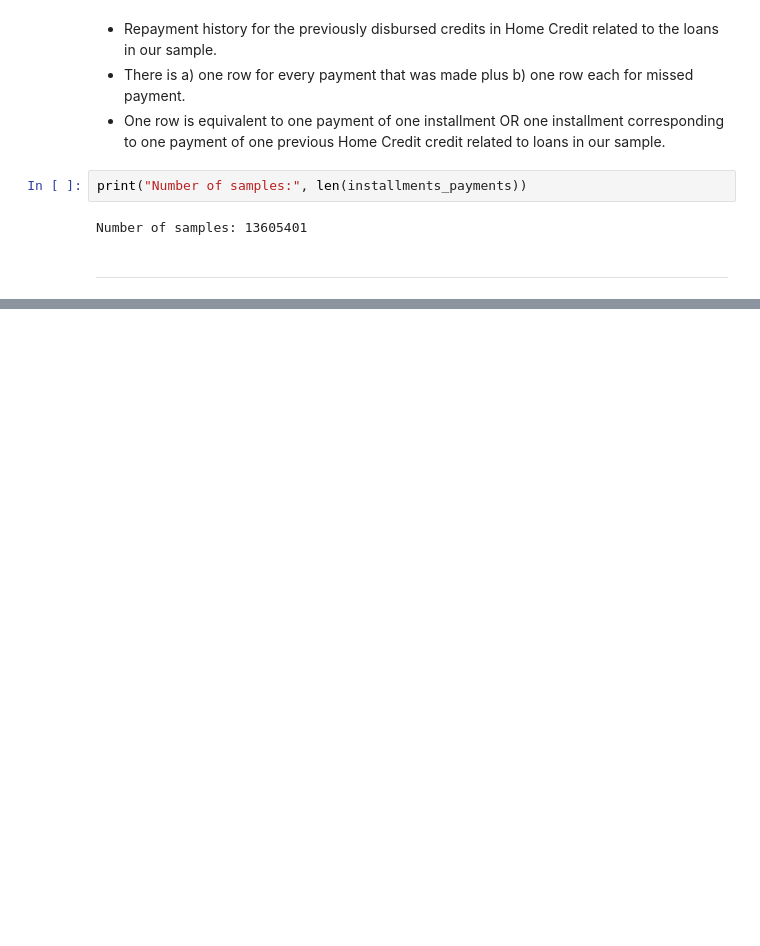
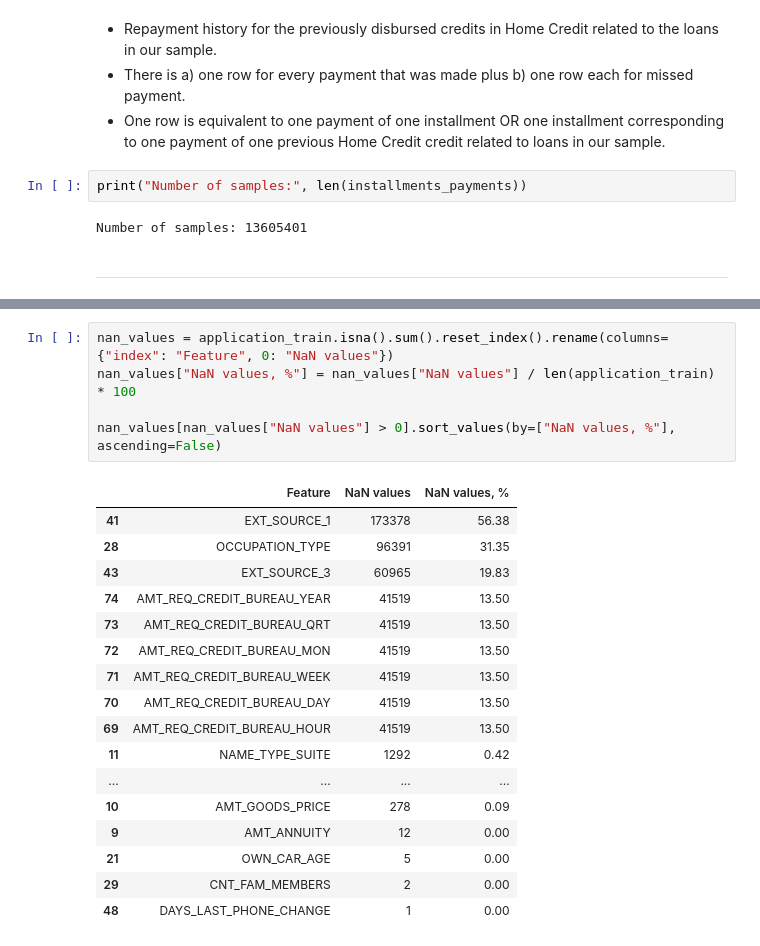
Before and after one commit to Gedas-LT/kaggle-home-credit, a Jupyter notebook: notebook.ipynb, the cells around one changed output, grey strips where cells are left out. Drawn from its saved outputs; the diff is of its cells as text; blank space fills up the shorter version.

```diff
--- a/notebook.ipynb
+++ b/notebook.ipynb
@@ -207,0 +252,23 @@ application_train[application_train["FLAG_OWN_CAR"] == "N"]
+# %%
+nan_values = application_train.isna().sum().reset_index().rename(columns={"index": "Feature", 0: "NaN values"})
+nan_values["NaN values, %"] = nan_values["NaN values"] / len(application_train) * 100
+
+nan_values[nan_values["NaN values"] > 0].sort_values(by=["NaN values, %"], ascending=False)
+# %% [output]
+|  | Feature | NaN values | NaN values, % |
+| 41 | EXT_SOURCE_1 | 173378 | 56.38 |
+| 28 | OCCUPATION_TYPE | 96391 | 31.35 |
+| 43 | EXT_SOURCE_3 | 60965 | 19.83 |
+| 74 | AMT_REQ_CREDIT_BUREAU_YEAR | 41519 | 13.50 |
+| 73 | AMT_REQ_CREDIT_BUREAU_QRT | 41519 | 13.50 |
+| 72 | AMT_REQ_CREDIT_BUREAU_MON | 41519 | 13.50 |
+| 71 | AMT_REQ_CREDIT_BUREAU_WEEK | 41519 | 13.50 |
+| 70 | AMT_REQ_CREDIT_BUREAU_DAY | 41519 | 13.50 |
+| 69 | AMT_REQ_CREDIT_BUREAU_HOUR | 41519 | 13.50 |
+| 11 | NAME_TYPE_SUITE | 1292 | 0.42 |
+| ... | ... | ... | ... |
+| 10 | AMT_GOODS_PRICE | 278 | 0.09 |
+| 9 | AMT_ANNUITY | 12 | 0.00 |
+| 21 | OWN_CAR_AGE | 5 | 0.00 |
+| 29 | CNT_FAM_MEMBERS | 2 | 0.00 |
+| 48 | DAYS_LAST_PHONE_CHANGE | 1 | 0.00 |
```
Also changed, not shown: parts of 21 cells of this notebook.
